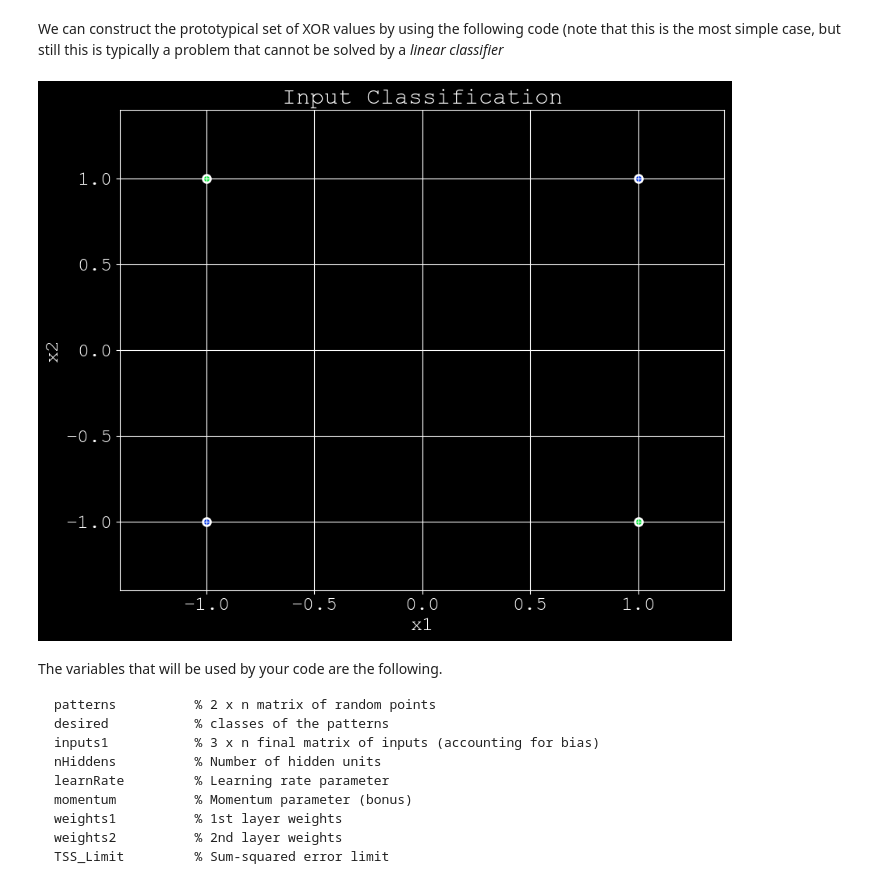
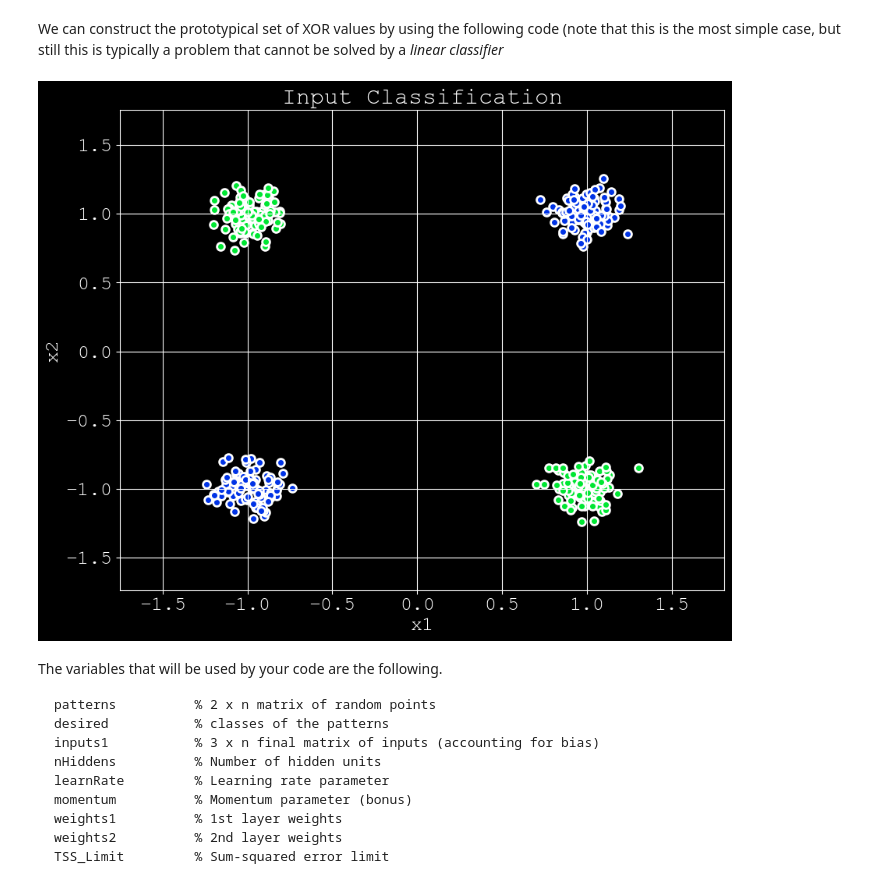
Before and after one commit to LouisLalay/atiam_ml, a Jupyter notebook: 02a_neural_networks.ipynb, the cells around one changed output. Saved outputs shown, nothing was run; the diff lists cells and outputs as text; code cells hidden in the pictures.

```diff
--- a/02a_neural_networks.ipynb
+++ b/02a_neural_networks.ipynb
@@ -177,15 +177,24 @@ Finally, we will rely on the same loss $\mathcal{L_{D}}$ as in the previous exer
 We can construct the prototypical set of XOR values by using the following code (note that this is the most simple case, but still this is typically a problem that cannot be solved by a _linear classifier_
 # %%
 patterns = np.array([[-1, -1],[-1,  1],[1, -1],[1,  1]]).transpose() # Input patterns
-desired = np.array([0, 1, 1, 0])# Corresponding classes
+desired = np.array([0, 1, 1, 0])  # Corresponding classes
+out_patterns = []
+out_desired = []
+n_augment = 100
+for p in range(4):
+    rep_pat = np.repeat(patterns[:, p][:, np.newaxis], n_augment, axis=1)
+    out_patterns.append(np.random.randn(2, n_augment) * 0.1 + rep_pat)
+    out_desired.append(np.repeat([desired[p]], n_augment))
+out_patterns = (np.concatenate(out_patterns, axis=1))
+out_desired = (np.concatenate(out_desired))
 # Initialize based on their sizes
 nInputs = patterns.shape[0]
 nOutputs = 1
 nPat = patterns.shape[1]
 # First plot the patterns
-fig = plot_patterns(patterns, desired)
+fig = plot_patterns(out_patterns, out_desired)
 # %% [output]
-[figure, old version]
+[figure, new version]
 # %% [markdown]
 The variables that will be used by your code are the following.
 
```
Also changed, not shown: parts of 6 cells of this notebook.
